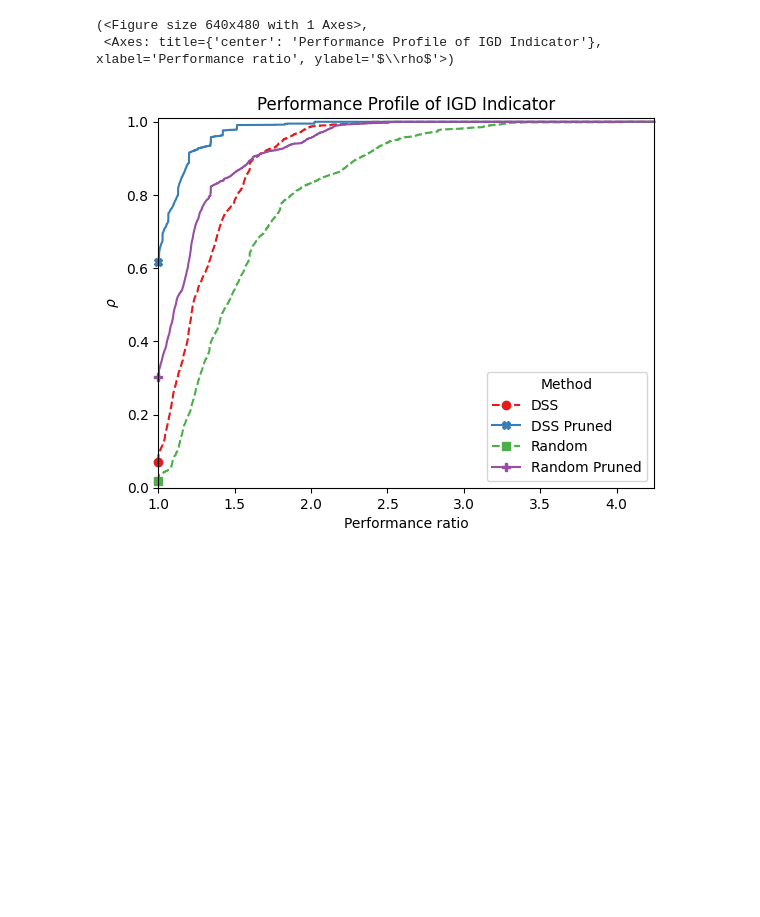
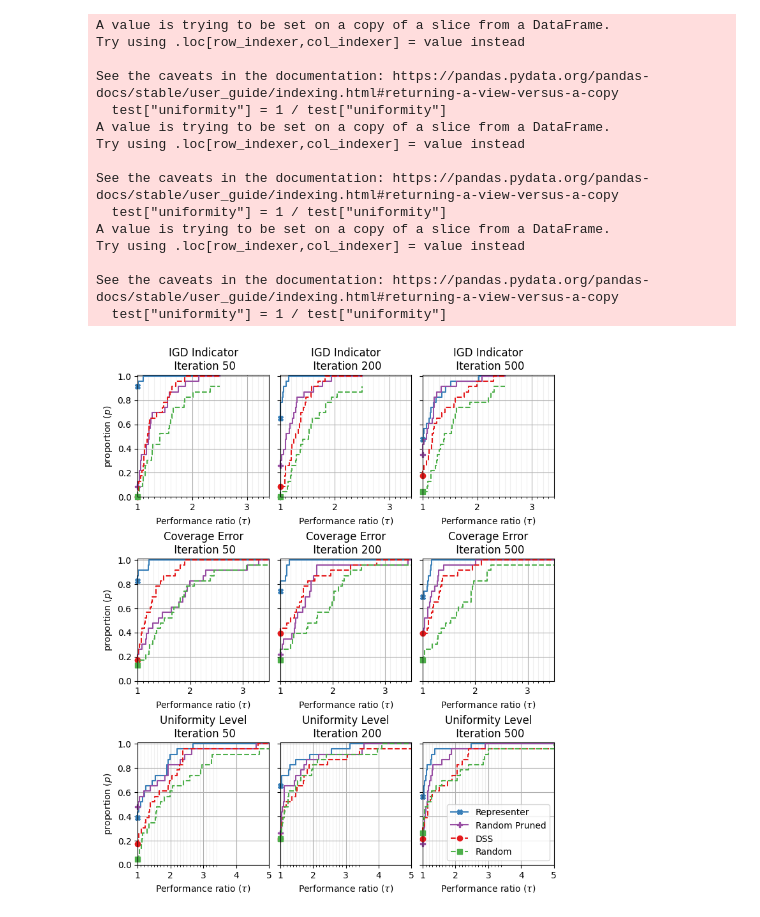
Before and after one commit to light-weaver/iterative-pareto-representer, a Jupyter notebook: notebooks/PPplots.ipynb, the cells around one changed output. Cells and saved outputs as stored; diff of their text form; code cells hidden in the pictures; blank space fills up the shorter version.

```diff
--- a/notebooks/PPplots.ipynb
+++ b/notebooks/PPplots.ipynb
@@ -147,13 +166 @@ def create_ppplot(data, metric, iteration = None):
     return fig, ax
-# %%
-iterations = ["50", "100", "200", "300", "400", "499"]
-metrics = ["IGD", "uniformity", "coverage"]
-
-for metric in metrics:
-    for iteration in iterations:
-        fig, ax = create_ppplot(data, metric, int(iteration))
-        fig.savefig(f"../ppplots/{metric}_{iteration}.png")
-        plt.close()
-    fig, ax = create_ppplot(data, metric)
-    fig.savefig(f"../ppplots/{metric}.png")
-    plt.close()
@@ -178,6 +167,45 @@ See the caveats in the documentation: https://pandas.pydata.org/pandas-docs/stab
-# %%
-create_ppplot(data, "IGD")
-# %% [output]
-(<Figure size 640x480 with 1 Axes>,
- <Axes: title={'center': 'Performance Profile of IGD Indicator'}, xlabel='Performance ratio', ylabel='$\\rho$'>)
-[figure, removed]
+# %%
+# create a 3 by 3 grid of plots
+
+pt = 1./72.27
+width = 347.1235 * pt * 1.5 # in inches
+
+#fig = plt.figure(figsize=(width, width * 5 / 3))
+fig, axs = plt.subplots(3, 3, figsize=(width, width*1.2), sharey=True, layout="constrained")
+
+metrics = ["IGD",  "coverage", "uniformity",]
+iterations = ["50","200","499"]
+xlims = {"IGD": 2.5, "uniformity": 5, "coverage": 3.5}
+show_legend = False
+show_ylabel = False
+for i, metric in enumerate(metrics):
+    for j, iteration in enumerate(iterations):
+        # if final iteration, show legend
+        if iteration == "499" and metric=="uniformity":
+            show_legend = True
+        else:
+            show_legend = False
+        if iteration == "50":
+            show_ylabel = True
+        else:
+            show_ylabel = False
+        create_ppplot(data, metric, int(iteration), fig=fig, ax=axs[i, j], xlim=xlims[metric], show_legend=show_legend, show_ylabel=show_ylabel)
+
+#fig.savefig("ppplots.pdf", bbox_inches="tight")
+# %% [output]
+A value is trying to be set on a copy of a slice from a DataFrame.
+Try using .loc[row_indexer,col_indexer] = value instead
+
+See the caveats in the documentation: https://pandas.pydata.org/pandas-docs/stable/user_guide/indexing.html#returning-a-view-versus-a-copy
+  test["uniformity"] = 1 / test["uniformity"]
+A value is trying to be set on a copy of a slice from a DataFrame.
+Try using .loc[row_indexer,col_indexer] = value instead
+
+See the caveats in the documentation: https://pandas.pydata.org/pandas-docs/stable/user_guide/indexing.html#returning-a-view-versus-a-copy
+  test["uniformity"] = 1 / test["uniformity"]
+A value is trying to be set on a copy of a slice from a DataFrame.
+Try using .loc[row_indexer,col_indexer] = value instead
+
+See the caveats in the documentation: https://pandas.pydata.org/pandas-docs/stable/user_guide/indexing.html#returning-a-view-versus-a-copy
+  test["uniformity"] = 1 / test["uniformity"]
+[figure, added]
```
Also changed, not shown: parts of 4 cells of this notebook, 5 other files.
